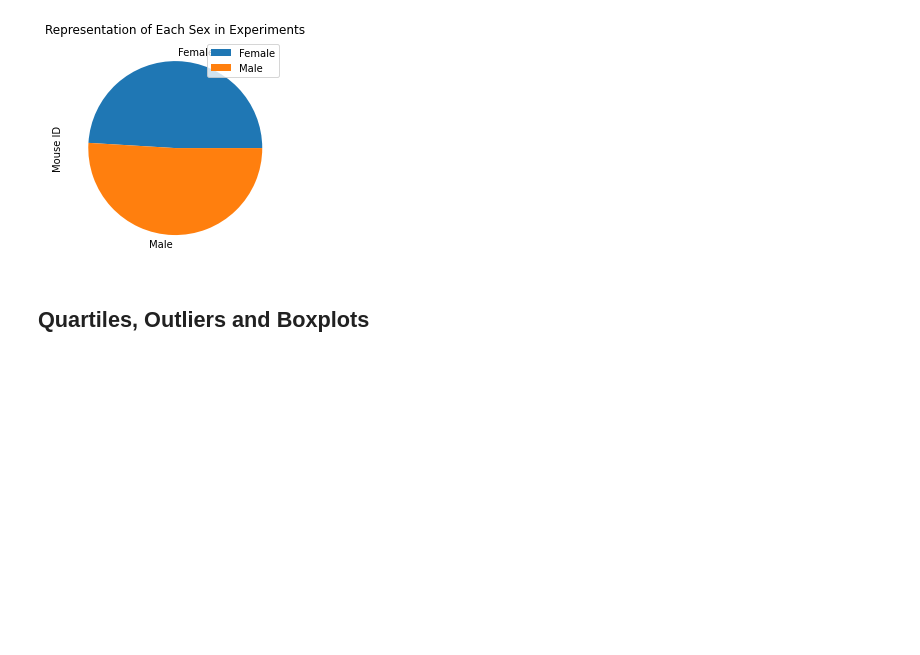
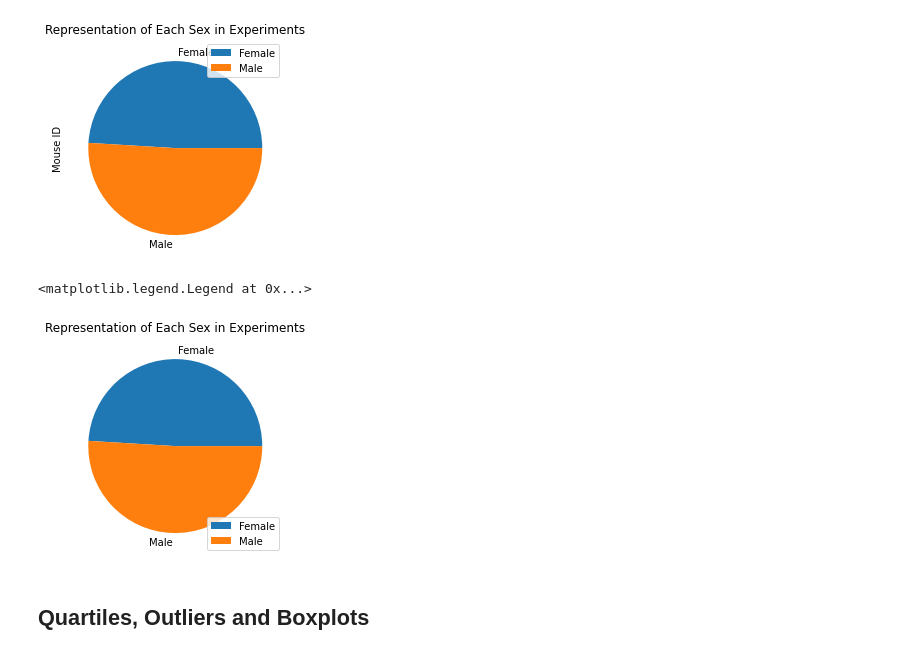
Before and after one commit to andyob715/Matplotlib-challenge, a Jupyter notebook: 05-Matplotlib/Instructions/Pymaceuticals/pymaceuticals_starter.ipynb, the cells around one changed output. Cells and saved outputs as stored; diff of their text form; code cells hidden in the pictures; blank space fills up the shorter version.

```diff
--- a/05-Matplotlib/Instructions/Pymaceuticals/pymaceuticals_starter.ipynb
+++ b/05-Matplotlib/Instructions/Pymaceuticals/pymaceuticals_starter.ipynb
@@ -175,6 +179,12 @@ Text(0.5, 1.0, 'Representation of Each Sex in Experiments')
 [figure]
 # %%
 # Generate a pie plot showing the distribution of female versus male mice using pyplot
+plotlib_pie = plt.pie(pie_plot_count["Mouse ID"], labels=pie_plot_count.index)
+plt.title("Representation of Each Sex in Experiments")
+plt.legend(loc="lower right")
+# %% [output]
+<matplotlib.legend.Legend at 0x...>
+[figure, added]
 # %% [markdown]
 ## Quartiles, Outliers and Boxplots
 # %%
```
Also changed, not shown: parts of 3 cells of this notebook.
